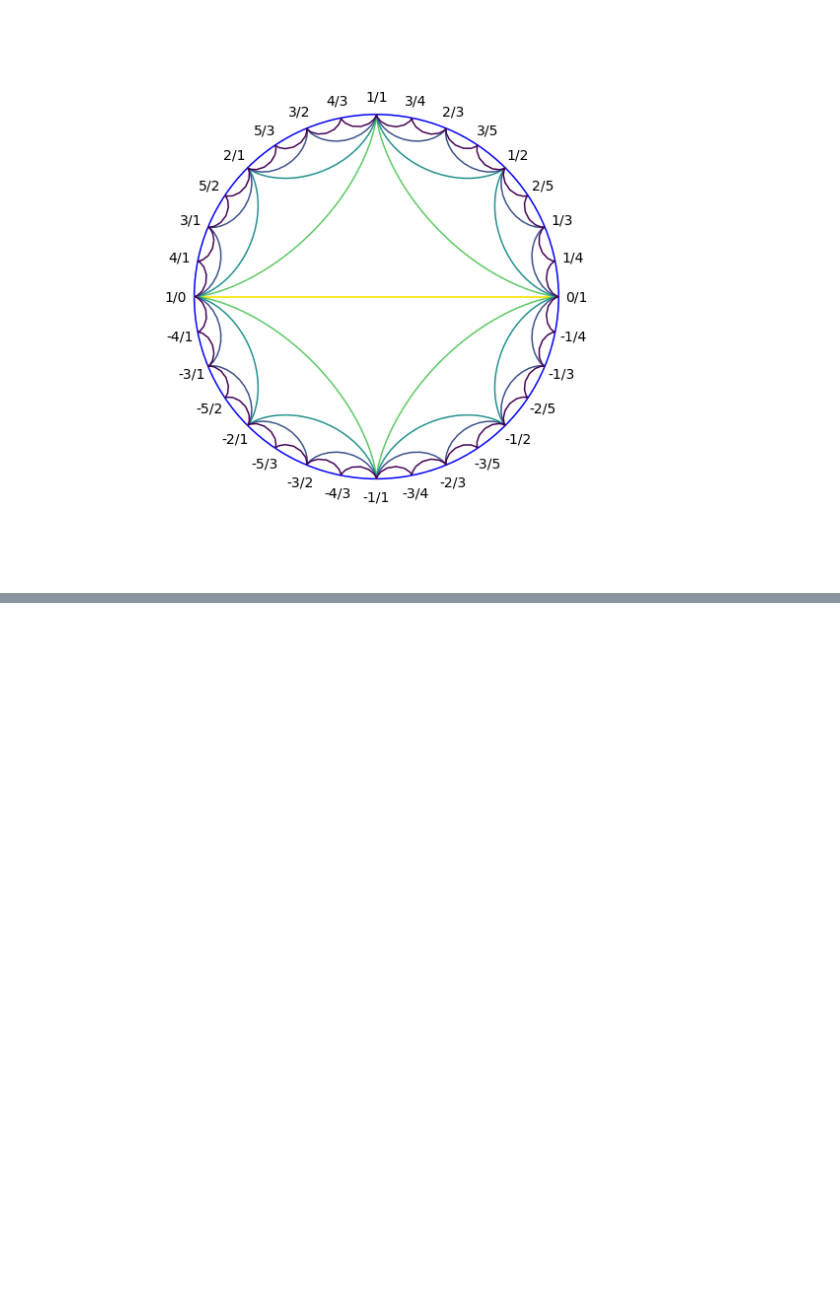
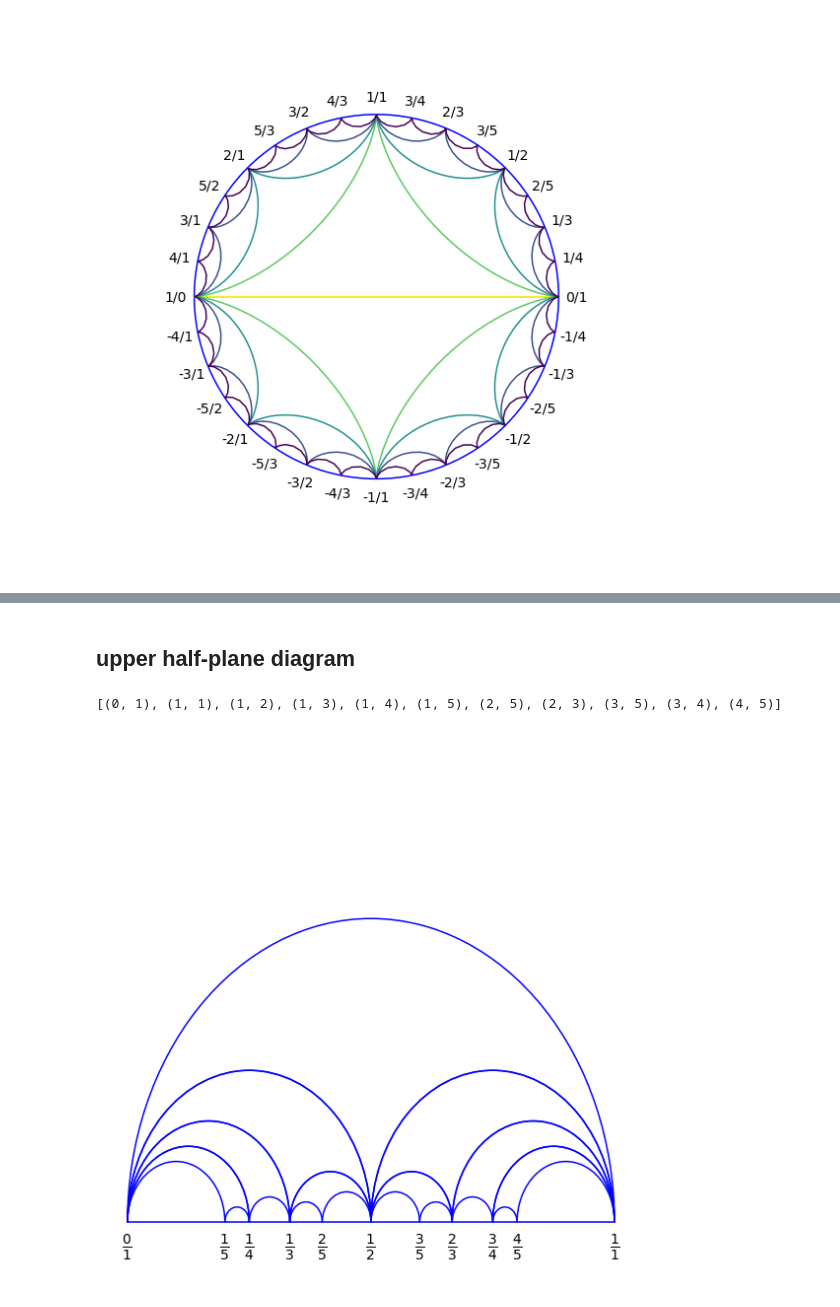
Before and after one commit to sandeshkalantre/top-num, a Jupyter notebook: Farey Diagrams.ipynb, the cells around one changed output, grey strips where cells are left out. Cells and saved outputs as stored; diff of their text form; code cells hidden in the pictures; blank space fills up the shorter version.

```diff
--- a/Farey Diagrams.ipynb
+++ b/Farey Diagrams.ipynb
@@ -159,0 +268,2 @@ plt.savefig("./saved_figs/farey.jpg",dpi=300)
+# %% [markdown]
+## upper half-plane diagram
@@ -159,0 +294,30 @@ plt.savefig("./saved_figs/farey.jpg",dpi=300)
+# %%
+p1 = (0,1)
+p2 = (1,1)
+
+points = [p1,p2]
+
+fig = plt.figure(figsize=(8,8))
+ax = plt.gca()
+# to remove frame box and axes
+ax.axis("off")
+
+next_point(p1,p2,points,ax)
+print(points)
+
+ax.plot([0,1],[0,0],'b')
+#ax.set_xlim([-0.2,1.2])
+ax.set_ylim([-0.1,0.8])
+ax.set_aspect('auto')
+
+for p in points:
+    x = p[0]/p[1]
+    y = 0
+    label = r"$\frac{{" + str(p[0]) + r"}}{{" + str(p[1]) + r"}}$"
+    ax.text(x,y-0.04,label,horizontalalignment='center',\
+            verticalalignment='center',size=20,zorder=2)
+plt.tight_layout()
+plt.savefig("./saved_figs/top-num-farey-upper-half.svg",dpi=300)
+# %% [output]
+[(0, 1), (1, 1), (1, 2), (1, 3), (1, 4), (1, 5), (2, 5), (2, 3), (3, 5), (3, 4), (4, 5)]
+[figure, added]
```
Also changed, not shown: parts of 7 cells of this notebook, 3 other files.
